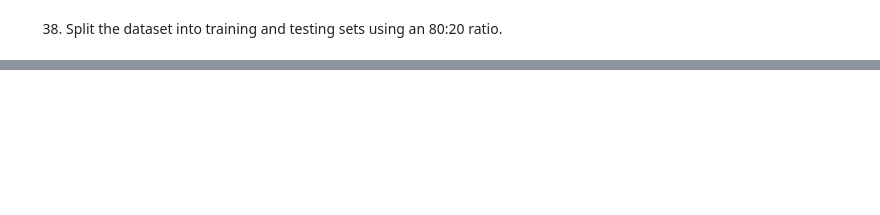
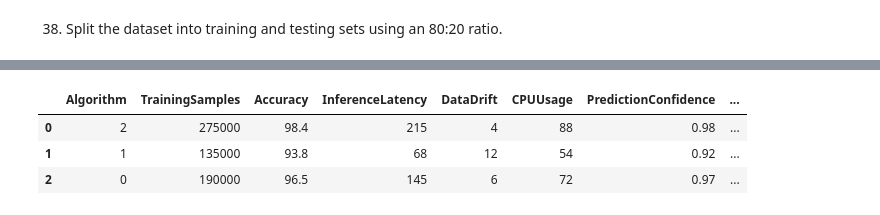
Before and after one commit to harsha-repo-bsc/BSC-training-, a Jupyter notebook: 1-7-26/assignment2.ipynb, the cells around one changed output, grey strips where cells are left out. Saved outputs shown, nothing was run; the diff lists cells and outputs as text; code cells hidden in the pictures; blank space fills up the shorter version.

```diff
--- a/1-7-26/assignment2.ipynb
+++ b/1-7-26/assignment2.ipynb
@@ -694,7 +722,7 @@ array([3, 6, 0, 2, 4, 1, 5, 3, 0, 6, 2, 5, 4, 3, 0, 6, 1, 2, 5, 0, 3, 6,
 # %%
 from sklearn.model_selection import train_test_split
 
-X = df.drop(columns=['FailureRisk'])
+X = df.drop(['FailureRisk','ModelID','Health_status','health_score'],axis=1)
 y = df['FailureRisk']
 
 x_train, x_test, y_train, y_test = train_test_split(X, y, test_size=0.2, random_state=42)
@@ -702,0 +800,6 @@ TypeError: Input should have at least 1 dimension i.e. satisfy `len(x.shape) > 0
+# %%
+encoder = LabelEncoder()
+df1['Algorithm']= encoder.fit_transform(df1['Algorithm'])
+# %%
+inputs = df1
+print(inputs)
@@ -702,0 +816,10 @@ TypeError: Input should have at least 1 dimension i.e. satisfy `len(x.shape) > 0
+# %%
+y_pred = clf.predict(inputs)
+df1['Failure_risk'] = y_pred
+
+df1
+# %% [output]
+|  | Algorithm | TrainingSamples | Accuracy | InferenceLatency | DataDrift | CPUUsage | PredictionConfidence | ... |
+| 0 | 2 | 275000 | 98.4 | 215 | 4 | 88 | 0.98 | ... |
+| 1 | 1 | 135000 | 93.8 | 68 | 12 | 54 | 0.92 | ... |
+| 2 | 0 | 190000 | 96.5 | 145 | 6 | 72 | 0.97 | ... |
```
Also changed, not shown: parts of 12 cells of this notebook, 5 other files.
